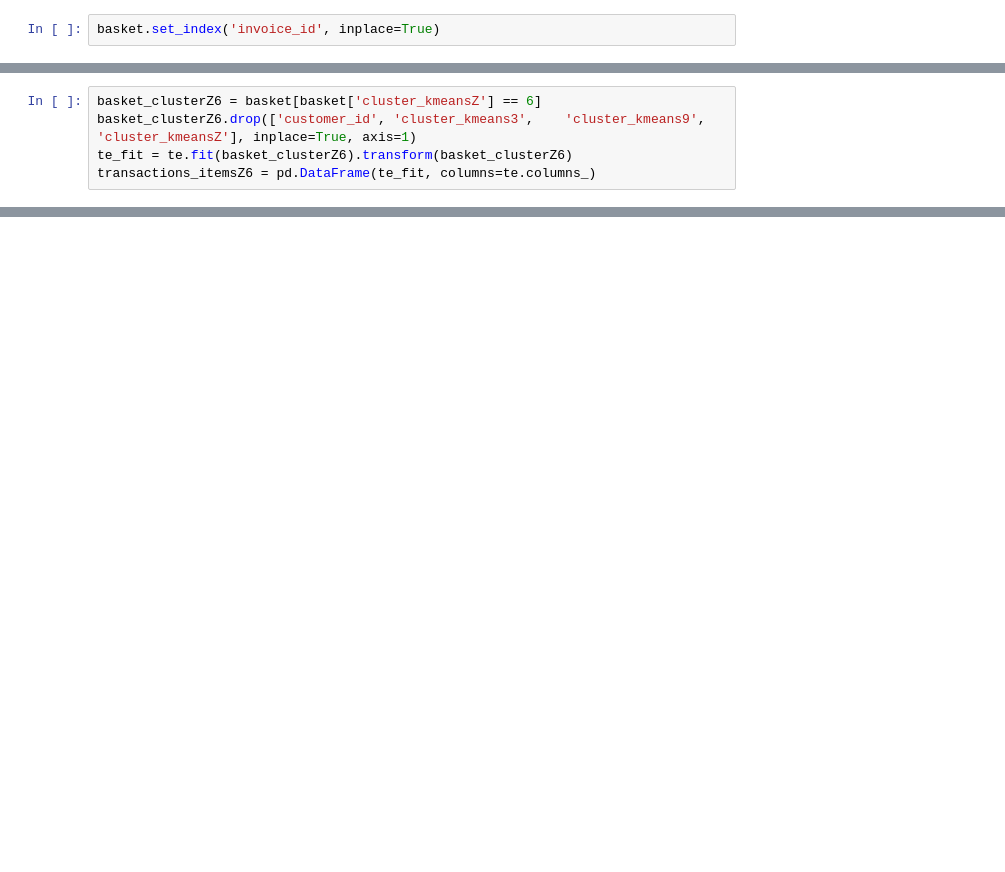
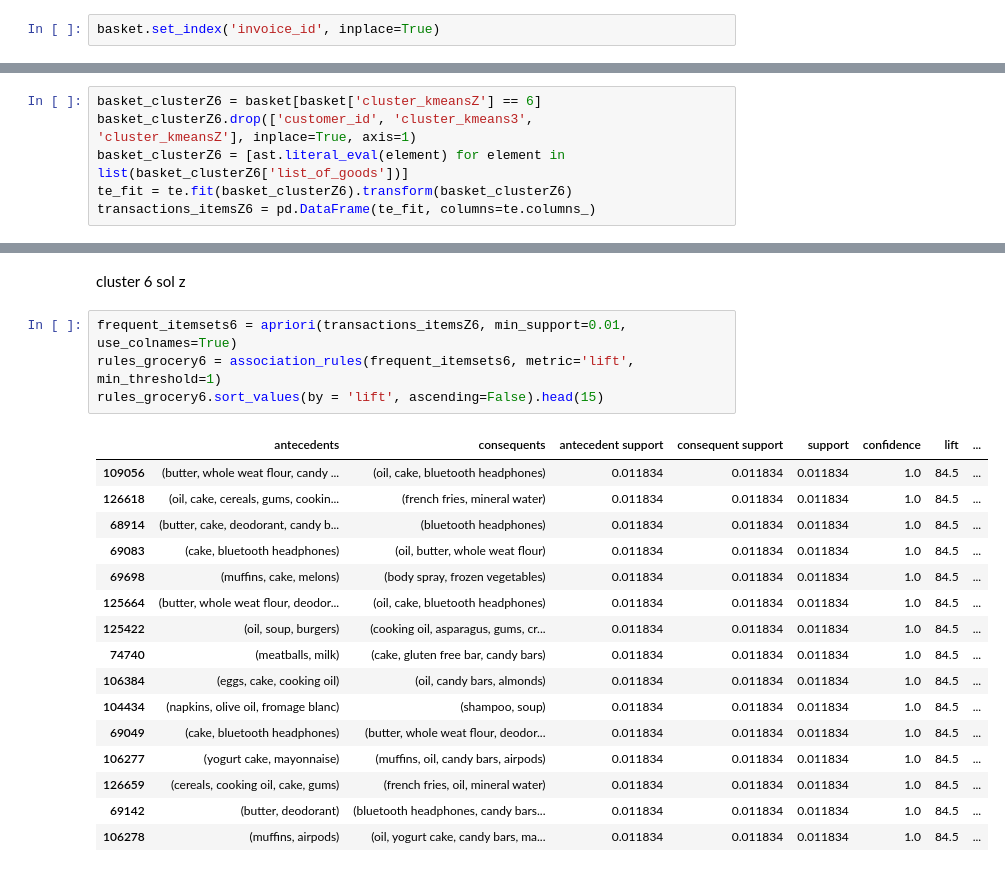
Before and after one commit to shaulleo/ProjetoML, a Jupyter notebook: ML II - Association Rules.ipynb, the cells around one changed output, grey strips where cells are left out. Drawn from its saved outputs; the diff is of its cells as text; blank space fills up the shorter version.

```diff
--- a/ML II - Association Rules.ipynb
+++ b/ML II - Association Rules.ipynb
@@ -119,6 +129,7 @@ te_fit = te.fit(basket_clusterZ5).transform(basket_clusterZ5)
 transactions_itemsZ5 = pd.DataFrame(te_fit, columns=te.columns_)
 # %%
 basket_clusterZ6 = basket[basket['cluster_kmeansZ'] == 6]
-basket_clusterZ6.drop(['customer_id', 'cluster_kmeans3',	'cluster_kmeans9', 	'cluster_kmeansZ'], inplace=True, axis=1)
+basket_clusterZ6.drop(['customer_id', 'cluster_kmeans3',		'cluster_kmeansZ'], inplace=True, axis=1)
+basket_clusterZ6 = [ast.literal_eval(element) for element in list(basket_clusterZ6['list_of_goods'])]
 te_fit = te.fit(basket_clusterZ6).transform(basket_clusterZ6)
 transactions_itemsZ6 = pd.DataFrame(te_fit, columns=te.columns_)
@@ -124,0 +298,23 @@ transactions_itemsZ6 = pd.DataFrame(te_fit, columns=te.columns_)
+# %% [markdown]
+cluster 6 sol z
+# %%
+frequent_itemsets6 = apriori(transactions_itemsZ6, min_support=0.01, use_colnames=True)
+rules_grocery6 = association_rules(frequent_itemsets6, metric='lift', min_threshold=1)
+rules_grocery6.sort_values(by = 'lift', ascending=False).head(15)
+# %% [output]
+|  | antecedents | consequents | antecedent support | consequent support | support | confidence | lift | ... |
+| 109056 | (butter, whole weat flour, candy ... | (oil, cake, bluetooth headphones) | 0.011834 | 0.011834 | 0.011834 | 1.0 | 84.5 | ... |
+| 126618 | (oil, cake, cereals, gums, cookin... | (french fries, mineral water) | 0.011834 | 0.011834 | 0.011834 | 1.0 | 84.5 | ... |
+| 68914 | (butter, cake, deodorant, candy b... | (bluetooth headphones) | 0.011834 | 0.011834 | 0.011834 | 1.0 | 84.5 | ... |
+| 69083 | (cake, bluetooth headphones) | (oil, butter, whole weat flour) | 0.011834 | 0.011834 | 0.011834 | 1.0 | 84.5 | ... |
+| 69698 | (muffins, cake, melons) | (body spray, frozen vegetables) | 0.011834 | 0.011834 | 0.011834 | 1.0 | 84.5 | ... |
+| 125664 | (butter, whole weat flour, deodor... | (oil, cake, bluetooth headphones) | 0.011834 | 0.011834 | 0.011834 | 1.0 | 84.5 | ... |
+| 125422 | (oil, soup, burgers) | (cooking oil, asparagus, gums, cr... | 0.011834 | 0.011834 | 0.011834 | 1.0 | 84.5 | ... |
+| 74740 | (meatballs, milk) | (cake, gluten free bar, candy bars) | 0.011834 | 0.011834 | 0.011834 | 1.0 | 84.5 | ... |
+| 106384 | (eggs, cake, cooking oil) | (oil, candy bars, almonds) | 0.011834 | 0.011834 | 0.011834 | 1.0 | 84.5 | ... |
+| 104434 | (napkins, olive oil, fromage blanc) | (shampoo, soup) | 0.011834 | 0.011834 | 0.011834 | 1.0 | 84.5 | ... |
+| 69049 | (cake, bluetooth headphones) | (butter, whole weat flour, deodor... | 0.011834 | 0.011834 | 0.011834 | 1.0 | 84.5 | ... |
+| 106277 | (yogurt cake, mayonnaise) | (muffins, oil, candy bars, airpods) | 0.011834 | 0.011834 | 0.011834 | 1.0 | 84.5 | ... |
+| 126659 | (cereals, cooking oil, cake, gums) | (french fries, oil, mineral water) | 0.011834 | 0.011834 | 0.011834 | 1.0 | 84.5 | ... |
+| 69142 | (butter, deodorant) | (bluetooth headphones, candy bars... | 0.011834 | 0.011834 | 0.011834 | 1.0 | 84.5 | ... |
+| 106278 | (muffins, airpods) | (oil, yogurt cake, candy bars, ma... | 0.011834 | 0.011834 | 0.011834 | 1.0 | 84.5 | ... |
```
Also changed, not shown: parts of 28 cells of this notebook, 2 other files.
